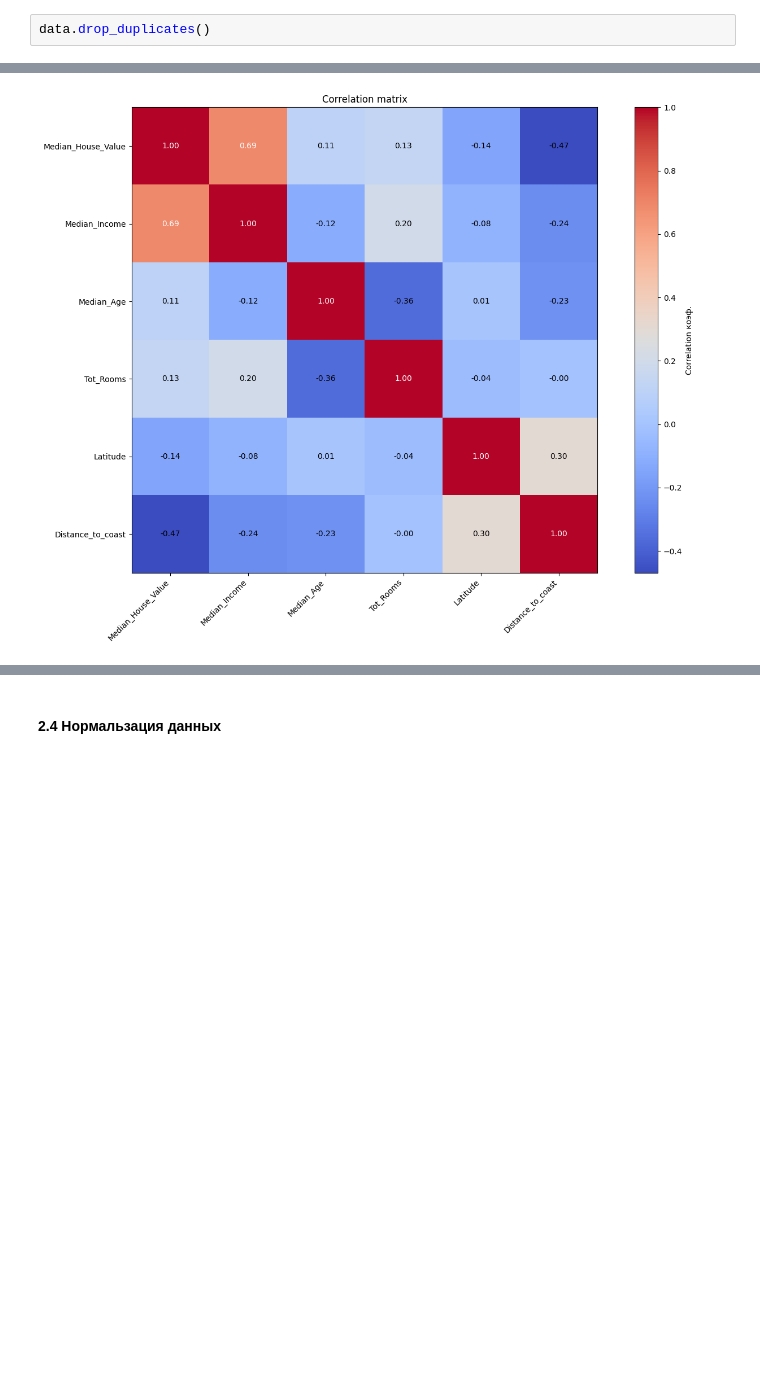
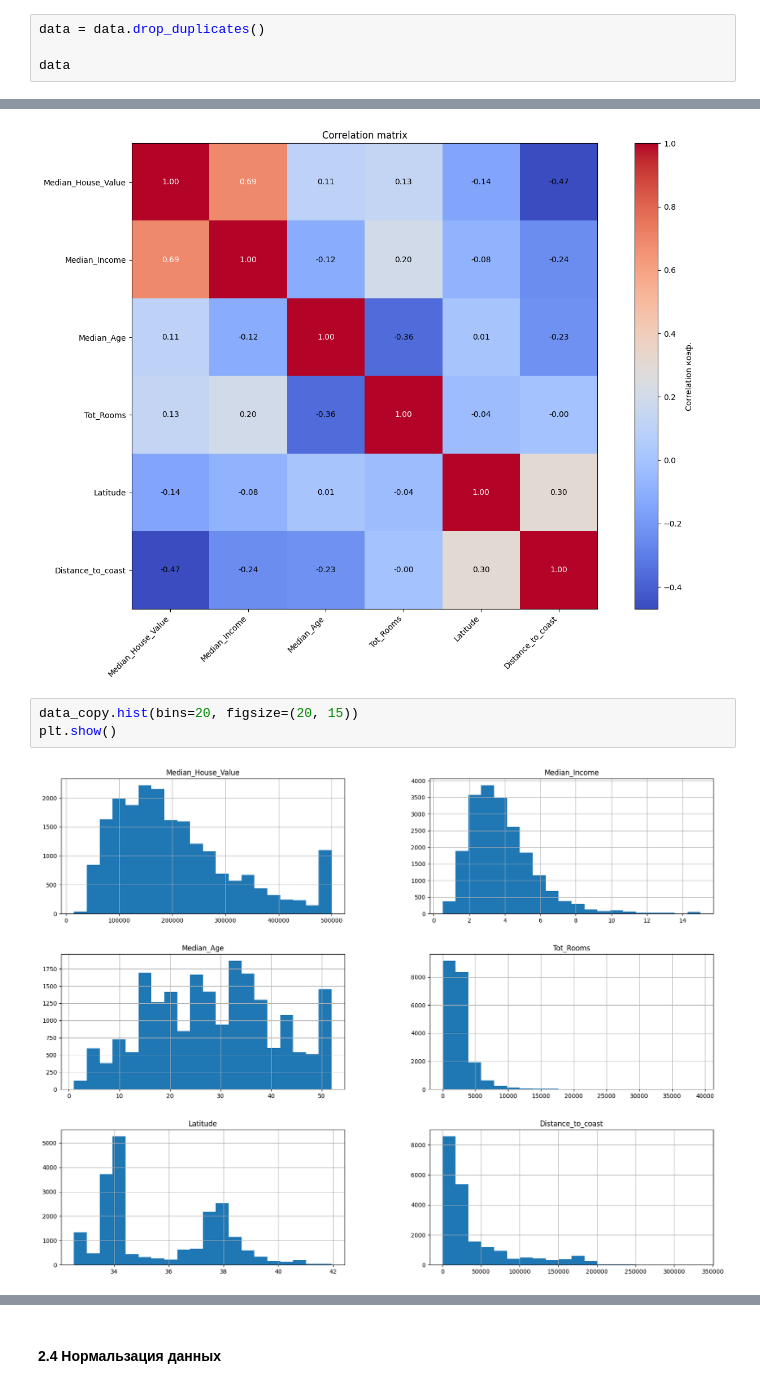
Before and after one commit to bailight/Study-note, a Jupyter notebook: СИИ/lab1.ipynb, the cells around one changed output, grey strips where cells are left out. Saved outputs shown, nothing was run; the diff lists cells and outputs as text; blank space fills up the shorter version.

```diff
--- a/СИИ/lab1.ipynb
+++ b/СИИ/lab1.ipynb
@@ -142,7 +122,9 @@ dtype: bool
 
 2.2 повторные данные
 # %%
-data.drop_duplicates()
+data = data.drop_duplicates()
+
+data
 # %% [output]
 |  | Median_House_Value | Median_Income | Median_Age | Tot_Rooms | Tot_Bedrooms | Population | Households | ... |
 | 0 | 452600.0 | 8.3252 | 41 | 880 | 129 | 322 | 126 | ... |
@@ -173,3 +157,8 @@ data_copy = data_copy.drop(columns=['Tot_Bedrooms', 'Population', 'Longitude', '
 correlation_matrix(data_copy)
 # %% [output]
 [figure]
+# %%
+data_copy.hist(bins=20, figsize=(20, 15))
+plt.show()
+# %% [output]
+[figure, added]
```
Also changed, not shown: parts of 15 cells of this notebook, 3 other files.
